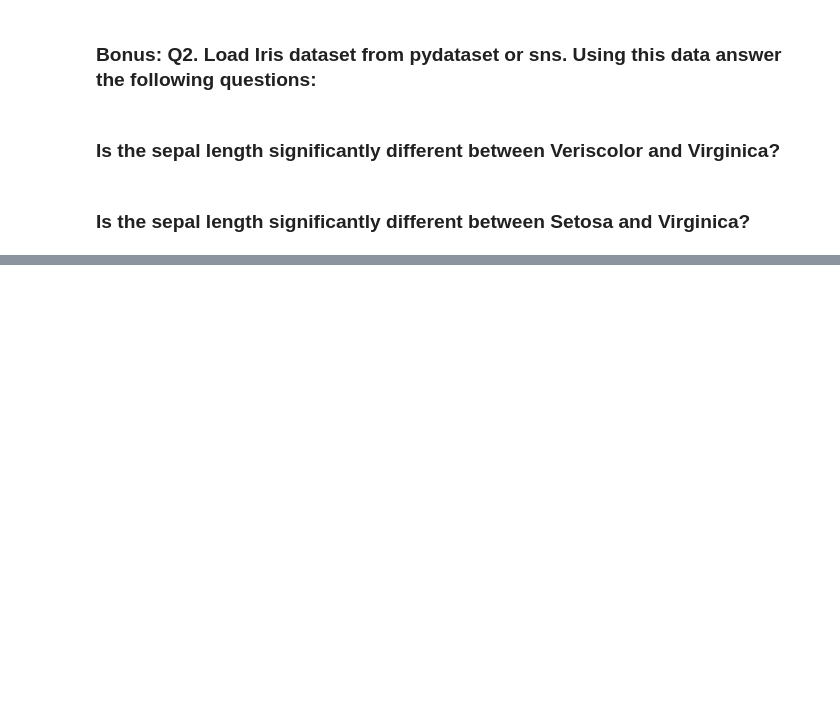
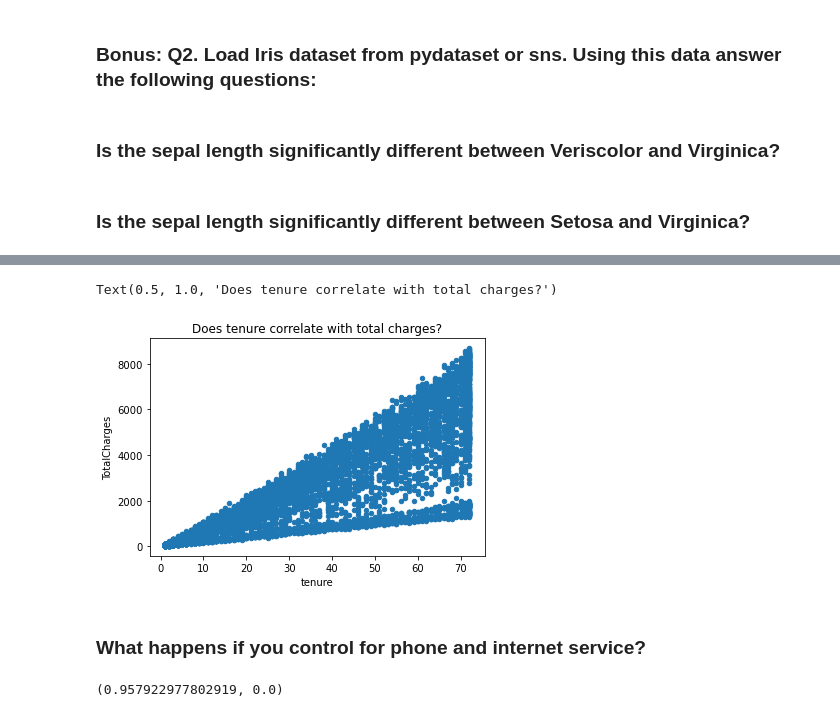
Before and after one commit to aliciag92/statistics-exercises, a Jupyter notebook: hypothesis_testing.ipynb, the cells around one changed output, grey strips where cells are left out. Saved outputs shown, nothing was run; the diff lists cells and outputs as text; code cells hidden in the pictures; blank space fills up the shorter version.

```diff
--- a/hypothesis_testing.ipynb
+++ b/hypothesis_testing.ipynb
@@ -423,0 +500,10 @@ else:
+# %%
+#visualize:
+telco.plot.scatter('tenure', 'TotalCharges')
+
+plt.title("Does tenure correlate with total charges?")
+# %% [output]
+Text(0.5, 1.0, 'Does tenure correlate with total charges?')
+[figure, added]
+# %% [markdown]
+### What happens if you control for phone and internet service?
@@ -423,0 +513,6 @@ else:
+# %%
+r, p = stats.pearsonr(phone_and_internet.tenure, phone_and_internet.TotalCharges)
+
+r, p
+# %% [output]
+(0.957922977802919, 0.0)
```
Also changed, not shown: parts of 44 cells of this notebook.
